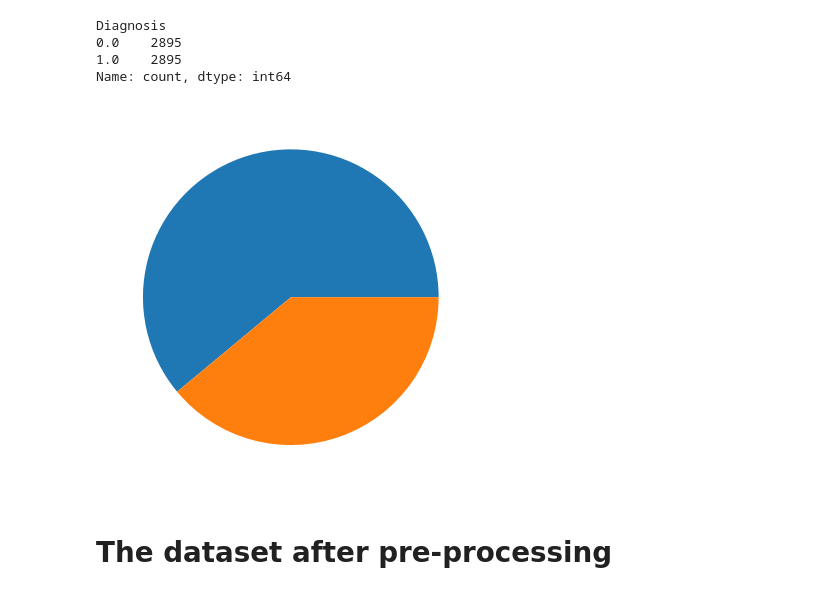
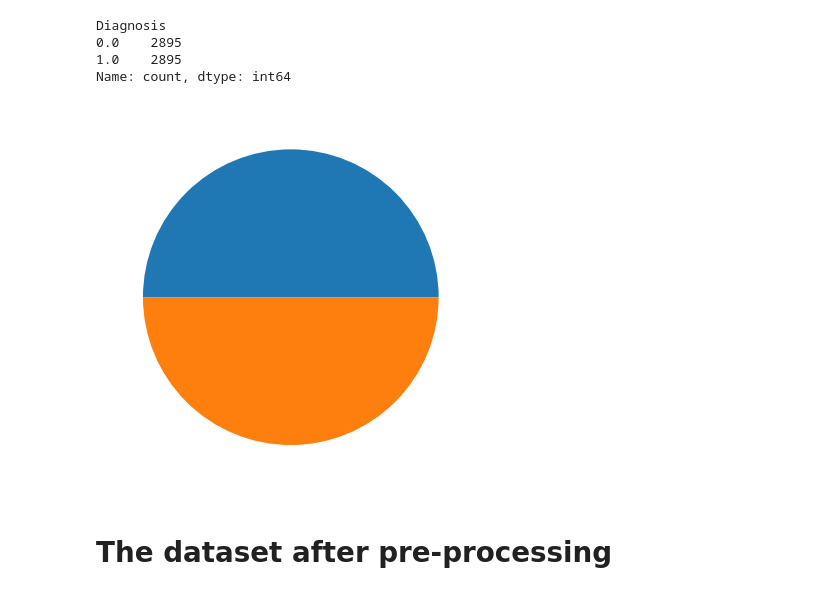
Before and after one commit to tathithienthanh/DataAnalysis_Diagnosis-of-diabetes-based-on-data-set-of-blood-test-result, a Jupyter notebook: PTDL_BTL.ipynb, the cells around one changed output. Saved outputs shown, nothing was run; the diff lists cells and outputs as text; code cells hidden in the pictures.

```diff
--- a/PTDL_BTL.ipynb
+++ b/PTDL_BTL.ipynb
@@ -548,3 +482,0 @@ df
-# %%
-df = pd.read_csv('/content/drive/MyDrive/PTDL/DiabetsClassification.csv')
-df
@@ -628,9 +538,9 @@ Diagnosis
 1.0    2895
 Name: count, dtype: int64
 # %%
-plt.pie(df['Diagnosis'].value_counts())
+plt.pie(label.value_counts())
 plt.show()
 # %% [output]
-[figure, old version]
+[figure, new version]
 # %% [markdown]
 # The dataset after pre-processing
```
Also changed, not shown: parts of 37 cells of this notebook.
